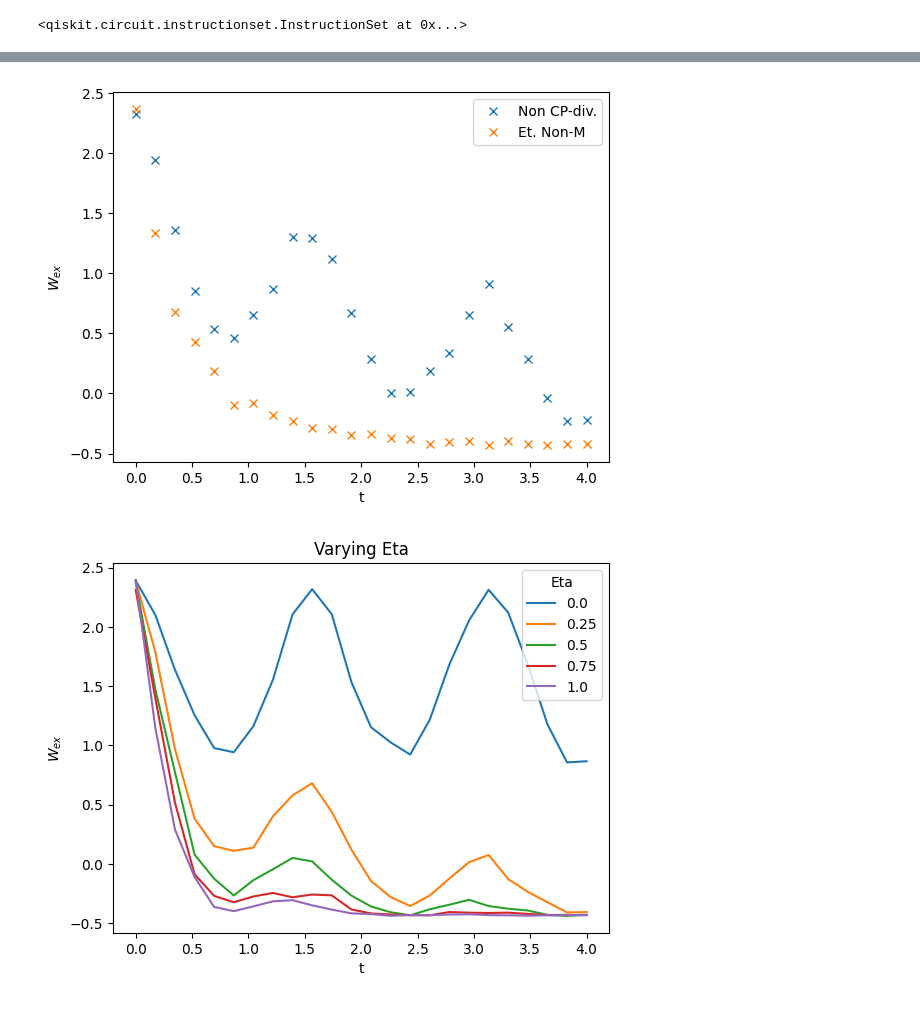
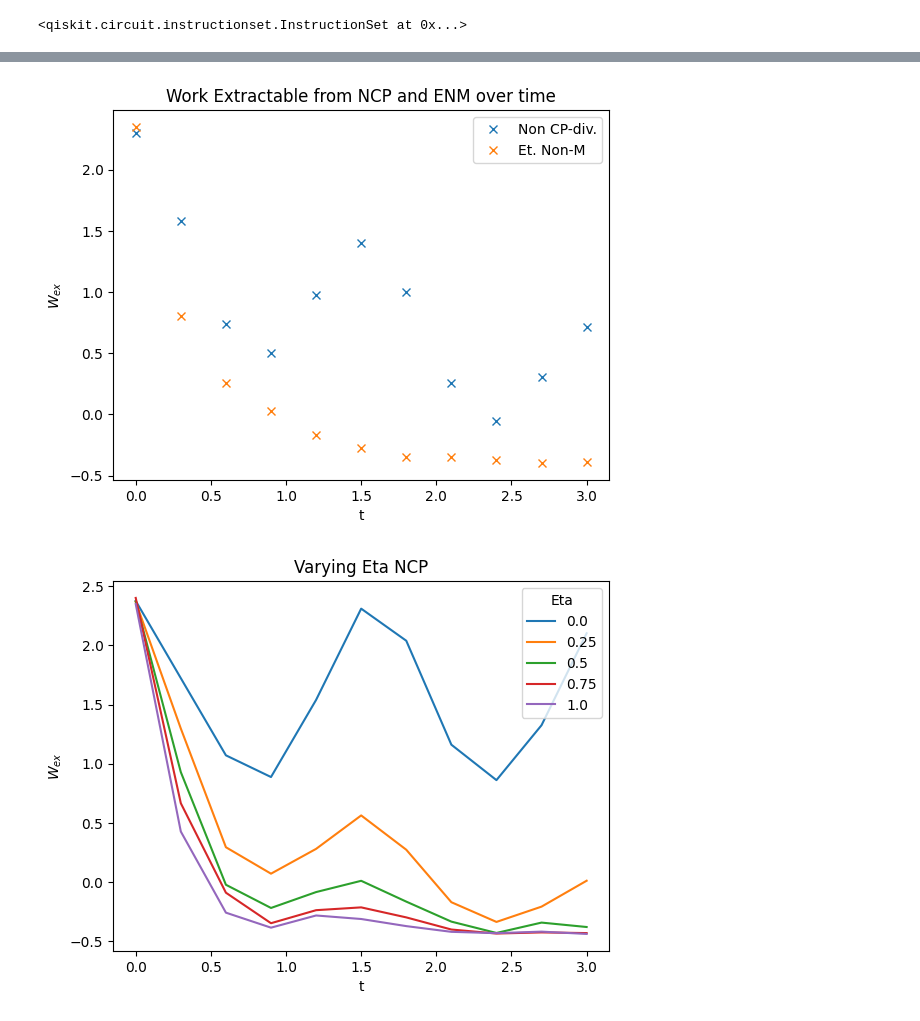
Before and after one commit to DBasoco/open-quantum-systems, a Jupyter notebook: depolarizing_channel/PauliChannel.ipynb, the cells around one changed output, grey strips where cells are left out. Cells and saved outputs as stored; diff of their text form; code cells hidden in the pictures.

Commit message:
Code cleanup and draw circuits

```diff
--- a/depolarizing_channel/PauliChannel.ipynb
+++ b/depolarizing_channel/PauliChannel.ipynb
@@ -135,7 +135,7 @@ def p_ncp(t, eta=1., omega=1.):
     return p
 # %%
 # Setting up parameters
-t_values = np.linspace(0, 4, 24)
+t_values = np.linspace(0, 3, 11)
 
 # Parameters
 params_ncp = {'eta': 0.1, 'omega': 2.0}
@@ -168,6 +168,23 @@ prepare_two_qubit.barrier()
 <qiskit.circuit.instructionset.InstructionSet at 0x...>
 # %%
 def timeEvolveNCP(t_values, eta, omega, q, starting_circ, system, memory, ancillae, backend=backend, fitter=fitter):
+    """ Time evolve the passed in circuit with a Pauli channel and the passed in parameters.
+    The values used for the probabilites of the Pauli gates come from the Non-CP-divisible map which is dependant on the eta and omega passed in.
+    Args:
+        t_values (list): Values of time to evolve over
+        eta (float): eta
+        omega (float): omega
+        q (list): QuantumRegisters used in the circuit
+        starting_circ (QuantumCircuit): The quantum circuit that will have the Pauli Channel added to.
+        system (int): Index of the system qubit in the list of QuantumRegisters passed in
+        memory (int): Index of the memory qubit in the list of QuantumRegisters passed in
+        ancillae (list): List of indexes of the qubits to be used for probabilities of the Pauli Gates
+        backend (Backend): Backend to run the experiment on.
+        fitter (str): Fitter algorithm used to generate density matrix from the experiment.
+
+    Returns:
+        list: List of density matricies corresponding to the time values.
+    """
     wext_ncp = []
     for t in t_values:
         circ =  pauli_channel(starting_circ, p_ncp(t, eta, omega), system, [q[i] for i in ancillae])
@@ -178,6 +195,24 @@ def timeEvolveNCP(t_values, eta, omega, q, starting_circ, system, memory, ancill
     return wext_ncp
 
 def timeEvolveENM(t_values, eta, omega, q, starting_circ, system, memory, ancillae, backend=backend, fitter=fitter):
+    """ Time evolve the passed in circuit with a Pauli channel and the passed in parameters.
+    The values used for the probabilites of the Pauli gates come from the Eternally non-Markovian map which is dependant on the eta and omega passed in.
+    Args:
+        t_values (list): Values of time to evolve over
+        eta (float): eta
+        omega (float): omega
+        q (list): QuantumRegisters used in the circuit
+        starting_circ (QuantumCircuit): The quantum circuit that will have the Pauli Channel added to.
+        system (int): Index of the system qubit in the list of QuantumRegisters passed in
+        memory (int): Index of the memory qubit in the list of QuantumRegisters passed in
+        ancillae (list): List of indexes of the qubits to be used for probabilities of the Pauli Gates
+        backend (Backend): Backend to run the experiment on.
+        fitter (str): Fitter algorithm used to generate density matrix from the experiment.
+
+    Returns:
+        list: List of density matricies corresponding to the time values.
+    """
+    wext_ncp
     wext_enm = []
     for t in t_values:
         circ =  pauli_channel(starting_circ, p_enm(t, eta, omega), system, [q[i] for i in ancillae])
@@ -195,13 +237,13 @@ wext_enm = timeEvolveENM(t_values=t_values, **params_enm, q=q, starting_circ=pre
 plt.plot(t_values, wext_ncp, 'x', label='Non CP-div.')
 plt.plot(t_values, wext_enm, 'x', label='Et. Non-M')
 plt.legend()
+plt.title("Work Extractable from NCP and ENM over time")
 plt.xlabel('t')
 plt.ylabel('$W_{ex}$');
 # %% [output]
-[figure, old version]
+[figure, new version]
 # %%
 eta_range = np.linspace(0,1,5)
-t_values = np.linspace(0, 4, 24)
 
 varied_etas_ncp = []
 for eta in eta_range:
@@ -209,12 +251,12 @@ for eta in eta_range:
 # %%
 # Plot
 for i, eta in enumerate(eta_range):
     plt.plot(t_values, varied_etas_ncp[i], "-", label=eta)
 plt.legend(title="Eta")
-plt.title("Varying Eta")
+plt.title("Varying Eta NCP")
 plt.xlabel('t')
 plt.ylabel('$W_{ex}$');
 # %% [output]
-[figure, old version]
+[figure, new version]
 # %%
 omega_range = np.linspace(0,2,5)
```
Also changed, not shown: parts of 7 cells of this notebook, 2 other files.
